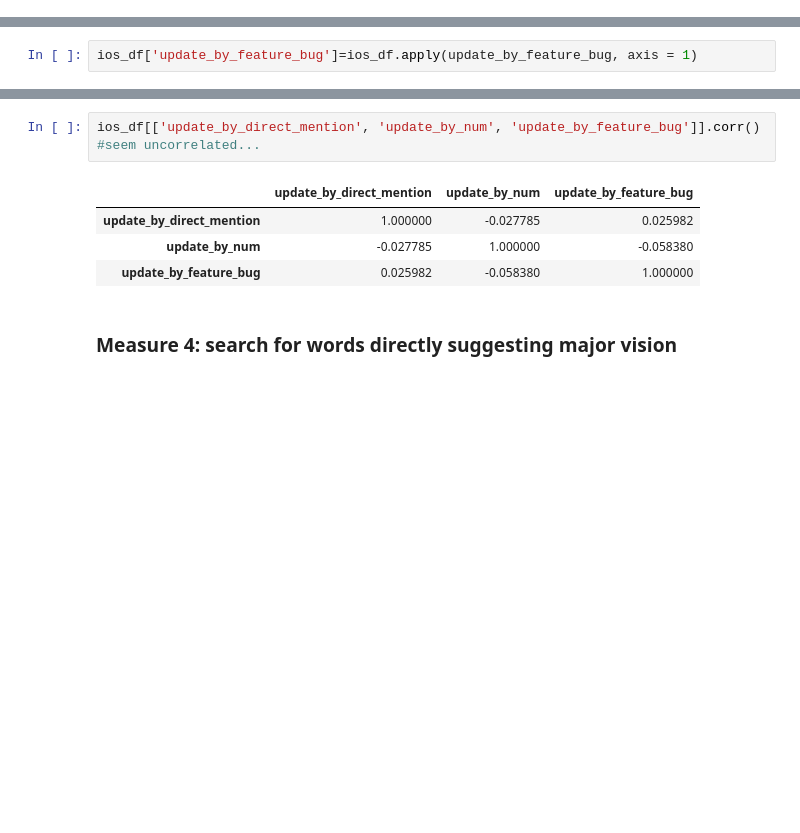
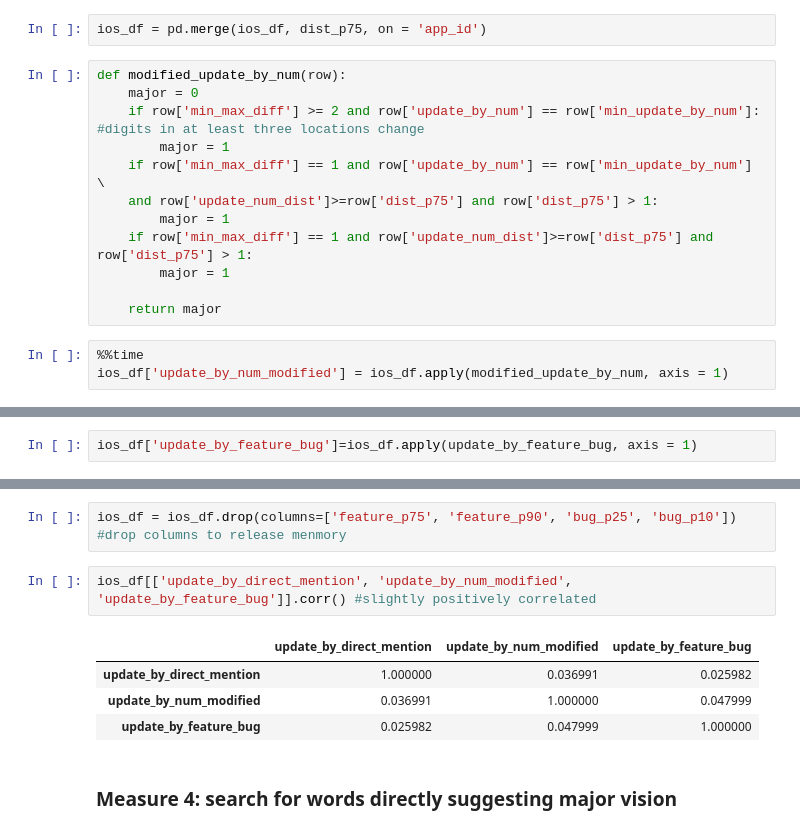
Before and after one commit to YileC928/app-data-privacy-proj, a Jupyter notebook: ios_app_update.ipynb, the cells around one changed output, grey strips where cells are left out. Cells and saved outputs as stored; diff of their text form; blank space fills up the shorter version.

```diff
--- a/ios_app_update.ipynb
+++ b/ios_app_update.ipynb
@@ -388,0 +420,17 @@ ios_df.groupby(['update_by_num', 'app_id']).count().reset_index()[['update_by_nu
+# %%
+ios_df = pd.merge(ios_df, dist_p75, on = 'app_id')
+# %%
+def modified_update_by_num(row):
+    major = 0
+    if row['min_max_diff'] >= 2 and row['update_by_num'] == row['min_update_by_num']: #digits in at least three locations change
+        major = 1
+    if row['min_max_diff'] == 1 and row['update_by_num'] == row['min_update_by_num'] \
+    and row['update_num_dist']>=row['dist_p75'] and row['dist_p75'] > 1:
+        major = 1
+    if row['min_max_diff'] == 1 and row['update_num_dist']>=row['dist_p75'] and row['dist_p75'] > 1:
+        major = 1
+
+    return major
+# %%
+%%time
+ios_df['update_by_num_modified'] = ios_df.apply(modified_update_by_num, axis = 1)
@@ -549,13 +605,15 @@ number of major update by bug and feature score: 56277
 | 407931 | 1441252752 | 1.2 | 1.1.1 | today we are happy to bring you n... | 0.0 | 0.019608 | 1 | ... |
 | 364089 | 1400040339 | 3.9 | 3.8 | minor design changes | 0.0 | 0.333333 | 1 | ... |
 | 867560 | 537263603 | 3.2.0 | 3.1.2 | this holiday season, bring the fa... | 0.0 | 0.062500 | 1 | ... |
+# %%
+ios_df = ios_df.drop(columns=['feature_p75', 'feature_p90', 'bug_p25', 'bug_p10']) #drop columns to release menmory
 # %%
-ios_df[['update_by_direct_mention', 'update_by_num', 'update_by_feature_bug']].corr() #seem uncorrelated...
+ios_df[['update_by_direct_mention', 'update_by_num_modified', 'update_by_feature_bug']].corr() #slightly positively correlated
 # %% [output]
-|  | update_by_direct_mention | update_by_num | update_by_feature_bug |
-| update_by_direct_mention | 1.000000 | -0.027785 | 0.025982 |
-| update_by_num | -0.027785 | 1.000000 | -0.058380 |
-| update_by_feature_bug | 0.025982 | -0.058380 | 1.000000 |
+|  | update_by_direct_mention | update_by_num_modified | update_by_feature_bug |
+| update_by_direct_mention | 1.000000 | 0.036991 | 0.025982 |
+| update_by_num_modified | 0.036991 | 1.000000 | 0.047999 |
+| update_by_feature_bug | 0.025982 | 0.047999 | 1.000000 |
 # %% [markdown]
 ### Measure 4: search for words directly suggesting major vision
 # %%
```
Also changed, not shown: parts of 14 cells of this notebook.
